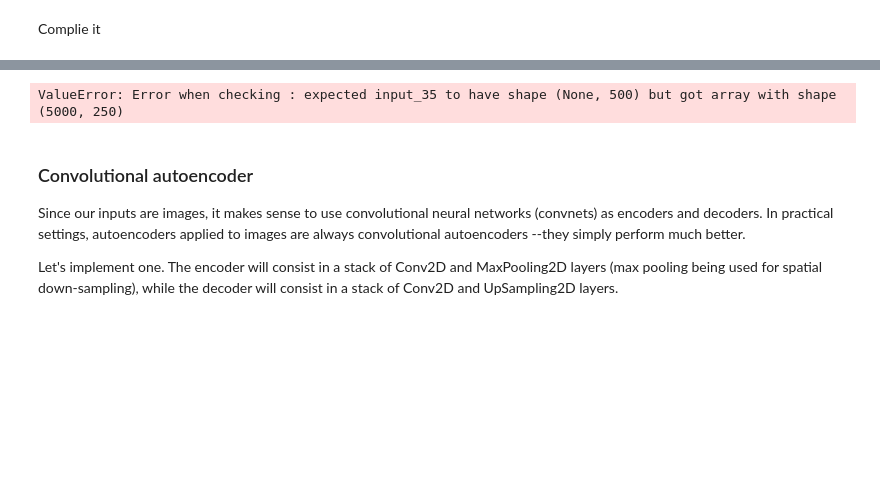
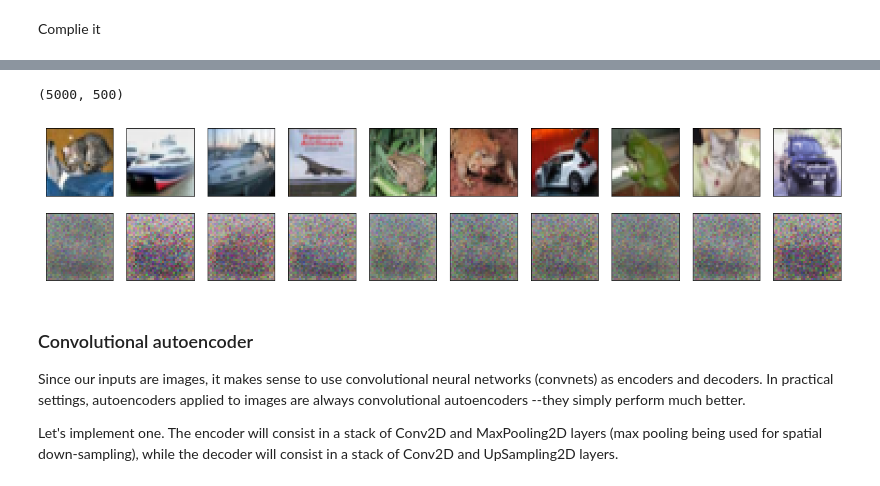
Before and after one commit to tejasbawaskar/Deep_learning_tuts, a Jupyter notebook: Autoencoders.ipynb, the cells around one changed output, grey strips where cells are left out. Drawn from its saved outputs; the diff is of its cells as text; code cells hidden in the pictures; blank space fills up the shorter version.

```diff
--- a/Autoencoders.ipynb
+++ b/Autoencoders.ipynb
@@ -345,10 +345,10 @@ print (x_test.shape)
 input_img = Input(shape=(3072,))
 encoded = Dense(1000, activation='relu')(input_img)
 encoded2 = Dense(500, activation='relu')(encoded)
-encoded3 = Dense(250, activation='relu')(encoded2)
+#encoded3 = Dense(250, activation='relu')(encoded2)
 
-decoded3 = Dense(250, activation='relu')(encoded3)
-decoded2 = Dense(500, activation='relu')(decoded3)
+#decoded3 = Dense(250, activation='relu')(encoded3)
+decoded2 = Dense(500, activation='relu')(encoded2)
 decoded = Dense(3072, activation='sigmoid')(decoded2)
 # %% [markdown]
 Complie it
@@ -356,14 +356,14 @@ Complie it
 autoencoder_deep = Model(input_img, decoded)
 
 # create the encoder model
-encoder = Model(input_img, encoded3)
+encoder = Model(input_img, encoded2)
 
 # create the decoder model
-encoded_input = Input(shape=(1000,))
+encoded_input = Input(shape=(500,))
 decoder_layer = autoencoder_deep.layers[-1]
 decoder = Model(encoded_input, decoder_layer(encoded_input))
 
-autoencoder_deep.compile(optimizer='adadelta', loss='binary_crossentropy')
+autoencoder_deep.compile(optimizer='adagrad', loss='binary_crossentropy')
 
 autoencoder_deep.fit(x_train, x_train,
                 epochs=100,
@@ -375,33 +392,37 @@ RuntimeError: Graph disconnected: cannot obtain value for tensor Tensor("input_3
+# %%
+encoder = Model(input_img, encoded2)
+encoded_input = Input(shape=(500,))
+decoder_layer = autoencoder_deep.layers[-1]
+decoder = Model(encoded_input, decoder_layer(encoded_input))
+x_test.shape
+encoded_imgs = encoder.predict(x_test)
+decoded_imgs = decoder.predict(encoded_imgs)
+encoded_imgs.shape
+# %% [output]
+(5000, 500)
 # %%
-encoder = Model(input_img, encoded3)
-encoded_input = Input(shape=(500,))
-decoder_layer = autoencoder_deep.layers[-1]
-decoder = Model(encoded_input, decoder_layer(encoded_input))
-
-encoded_imgs = encoder.predict(x_test)
-decoded_imgs = decoder.predict(encoded_imgs)
 
 import matplotlib.pyplot as plt
 
 n = 10  # how many pics we will display
 plt.figure(figsize=(20, 4))
 for i in range(n):
     # display original
     ax = plt.subplot(2, n, i + 1)
     plt.imshow(x_test[i].reshape(32, 32,3))
     plt.gray()
     ax.get_xaxis().set_visible(False)
     ax.get_yaxis().set_visible(False)
 
     # display reconstruction
     ax = plt.subplot(2, n, i + 1 + n)
     plt.imshow(decoded_imgs[i].reshape(32, 32,3))
     plt.gray()
     ax.get_xaxis().set_visible(False)
     ax.get_yaxis().set_visible(False)
 plt.show()
 # %% [output]
-ValueError: Error when checking : expected input_35 to have shape (None, 500) but got array with shape (5000, 250)
+[figure, added]
 # %% [markdown]
 ### Convolutional autoencoder
 
```
Also changed, not shown: parts of 31 cells of this notebook.
